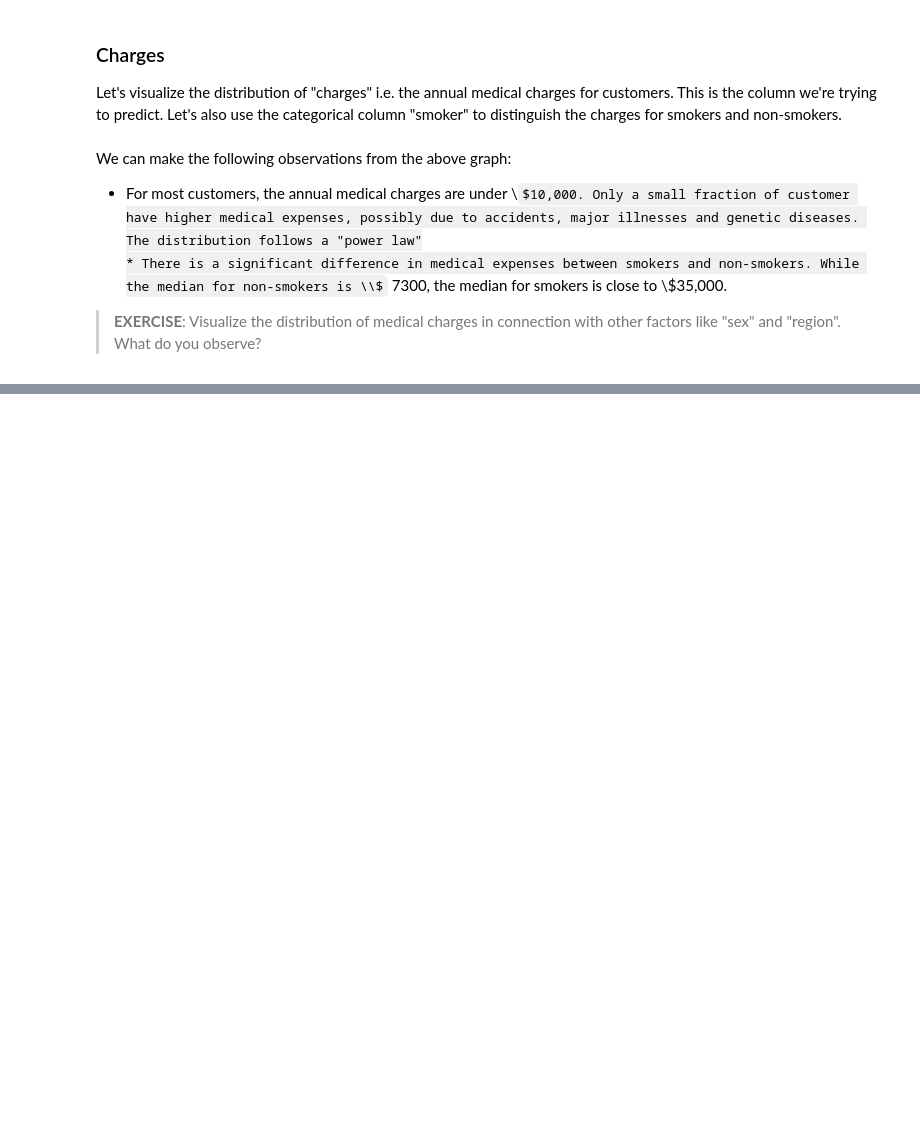
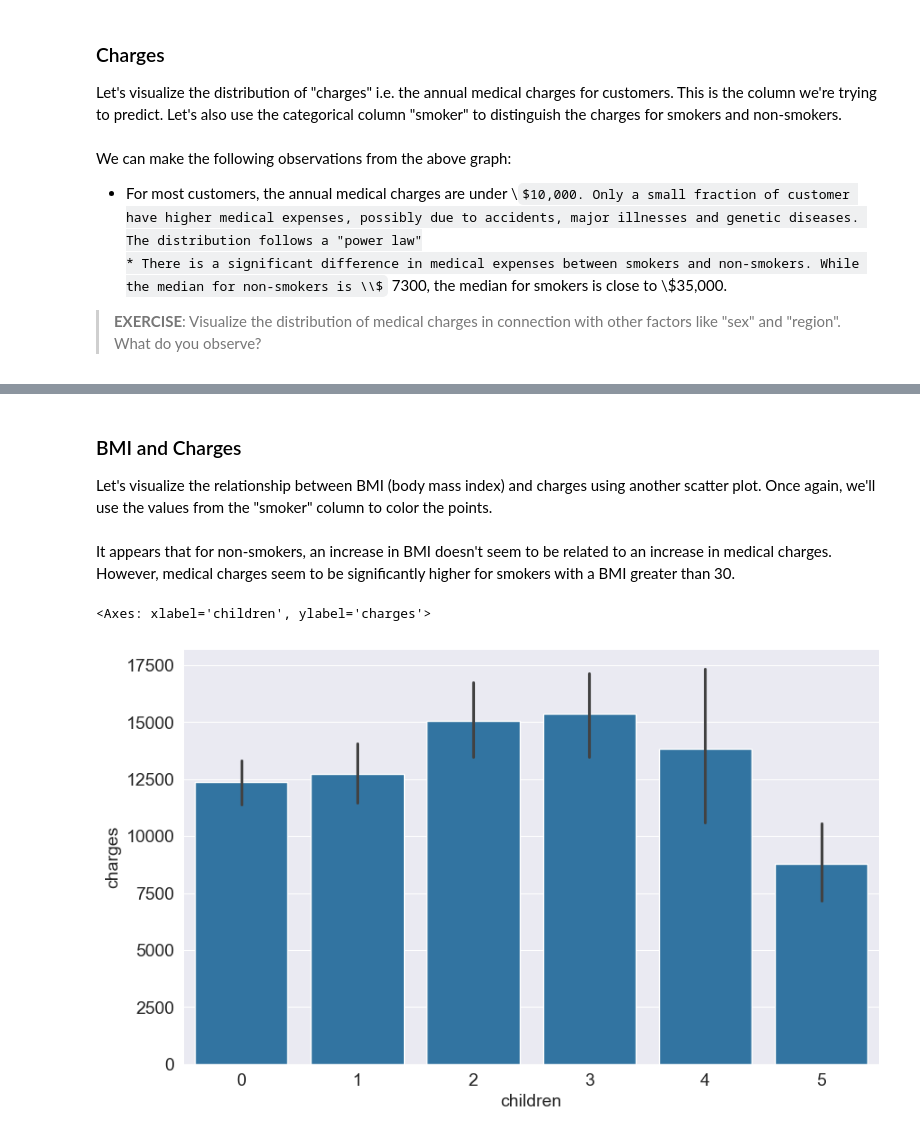
Before and after one commit to Dhruv-Jain31/machine-learning-basics, a Jupyter notebook: linear_regression/code.ipynb, the cells around one changed output, grey strips where cells are left out. Drawn from its saved outputs; the diff is of its cells as text; code cells hidden in the pictures; some formulas as TeX source; blank space fills up the shorter version.

```diff
--- a/linear_regression/code.ipynb
+++ b/linear_regression/code.ipynb
@@ -258,0 +310,4 @@ We can make the following observations from the above graph:
+# %% [markdown]
+### BMI and Charges
+
+Let's visualize the relationship between BMI (body mass index) and charges using another scatter plot. Once again, we'll use the values from the "smoker" column to color the points.
@@ -258,0 +324,7 @@ We can make the following observations from the above graph:
+# %% [markdown]
+It appears that for non-smokers, an increase in BMI doesn't seem to be related to an increase in medical charges. However, medical charges seem to be significantly higher for smokers with a BMI greater than 30.
+# %%
+sns.barplot(medical_df,x='children',y='charges')
+# %% [output]
+<Axes: xlabel='children', ylabel='charges'>
+[figure, added]
```
Also changed, not shown: parts of 16 cells of this notebook.
